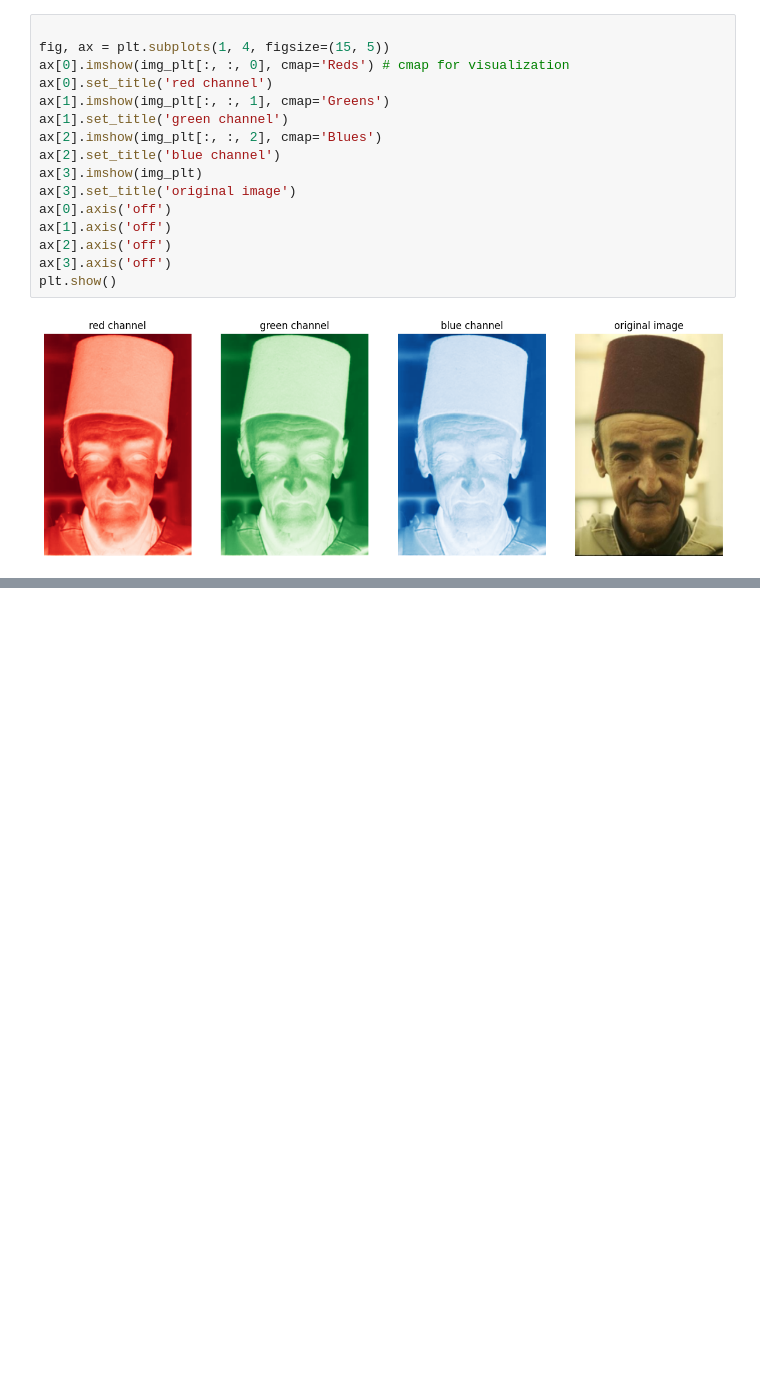
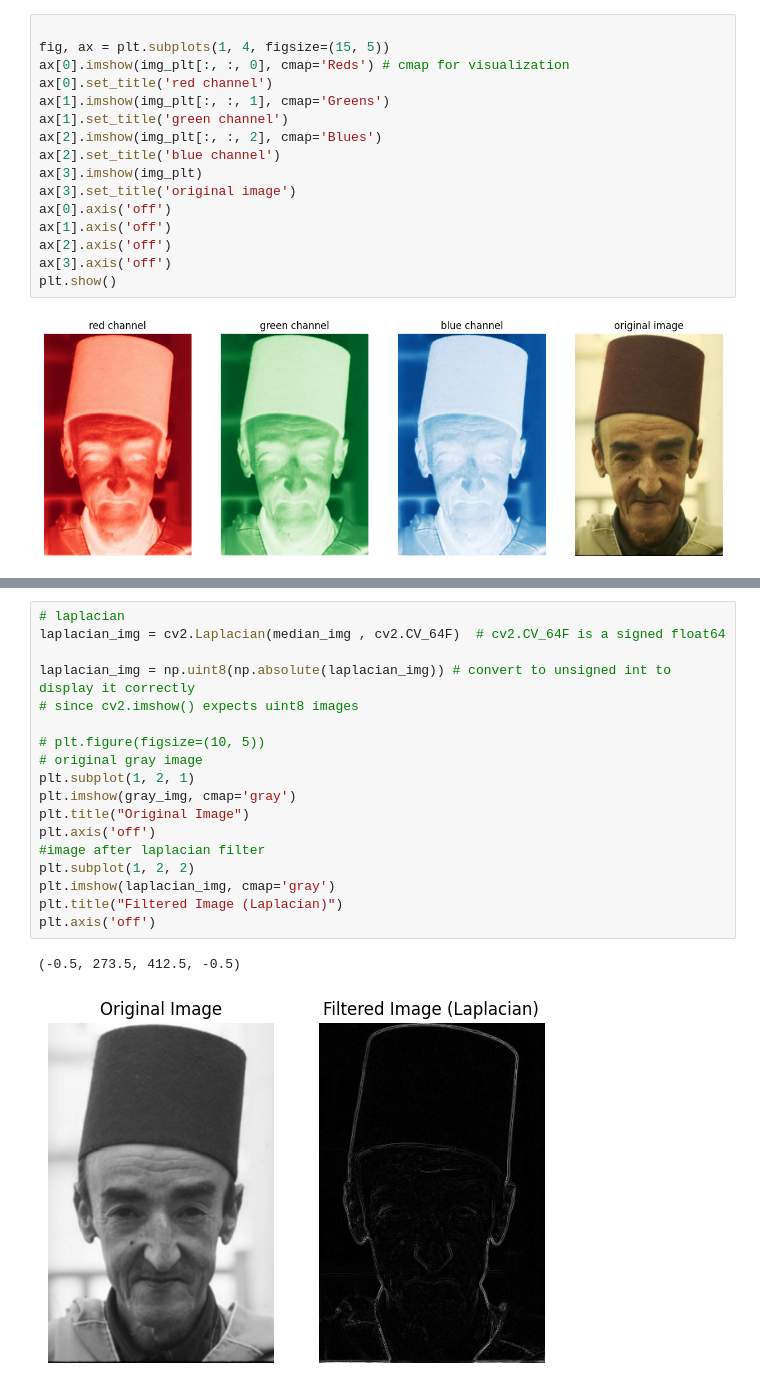
Before and after one commit to shadyalattarr/Computer-Vision-Assignment-1, a Jupyter notebook: Untitled-1.ipynb, the cells around one changed output, grey strips where cells are left out. Cells and saved outputs as stored; diff of their text form; blank space fills up the shorter version.

```diff
--- a/Untitled-1.ipynb
+++ b/Untitled-1.ipynb
@@ -164,0 +202,21 @@ plt.show()
+# %%
+# laplacian
+laplacian_img = cv2.Laplacian(median_img , cv2.CV_64F)  # cv2.CV_64F is a signed float64
+
+laplacian_img = np.uint8(np.absolute(laplacian_img)) # convert to unsigned int to display it correctly
+# since cv2.imshow() expects uint8 images
+
+# plt.figure(figsize=(10, 5))
+# original gray image
+plt.subplot(1, 2, 1)
+plt.imshow(gray_img, cmap='gray')
+plt.title("Original Image")
+plt.axis('off')
+#image after laplacian filter
+plt.subplot(1, 2, 2)
+plt.imshow(laplacian_img, cmap='gray')
+plt.title("Filtered Image (Laplacian)")
+plt.axis('off')
+# %% [output]
+(-0.5, 273.5, 412.5, -0.5)
+[figure, added]
```
Also changed, not shown: parts of 8 cells of this notebook.
